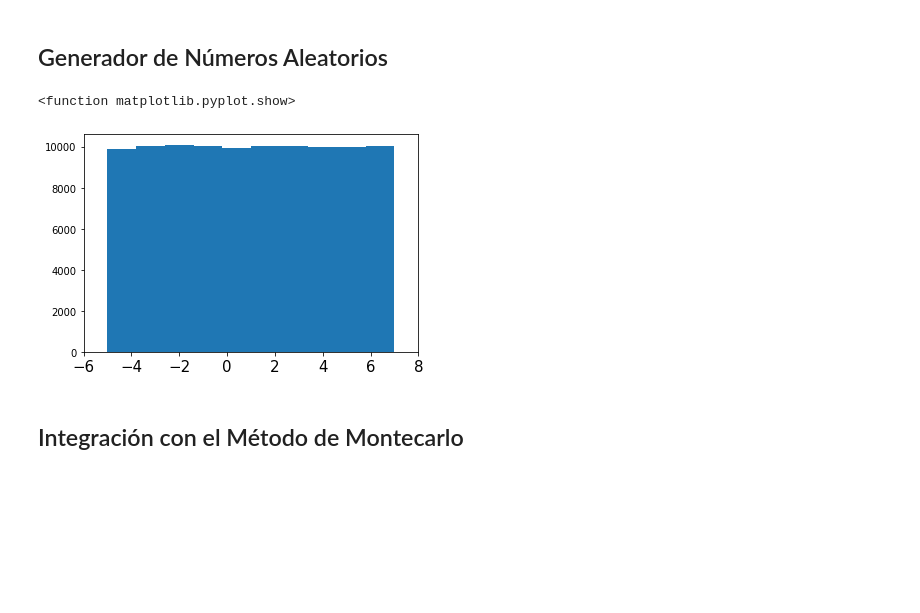
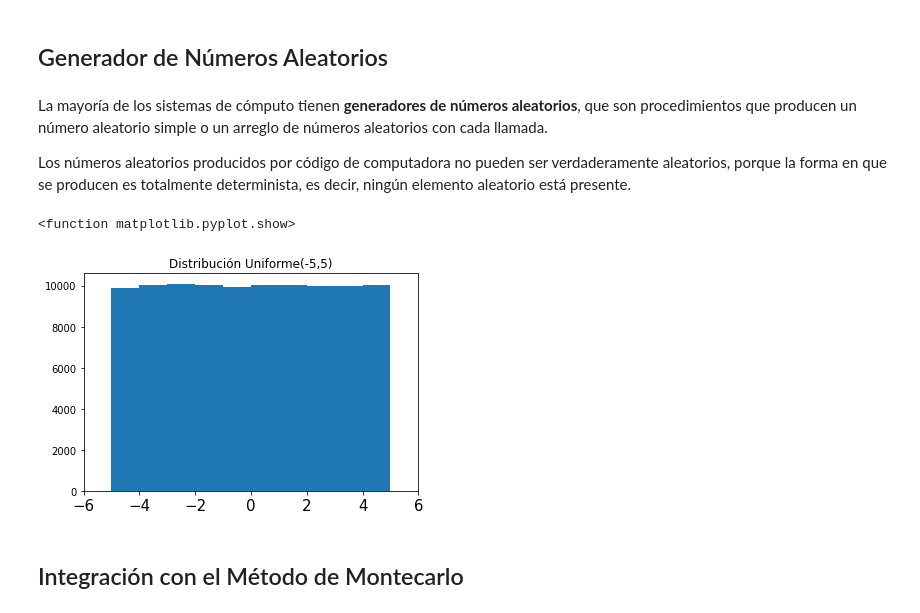
Before and after one commit to noeam/Simulacion_Montecarlo, a Jupyter notebook: Montecarlo_Numerico2021_1.ipynb, the cells around one changed output. Cells and saved outputs as stored; diff of their text form; code cells hidden in the pictures; blank space fills up the shorter version.

```diff
--- a/Montecarlo_Numerico2021_1.ipynb
+++ b/Montecarlo_Numerico2021_1.ipynb
@@ -31,31 +31,45 @@ El método de Montecarlo es una herramienta muy utilizada en la prática para ca
 # Desarrollo
 # %% [markdown]
 ## Generador de Números Aleatorios
+# %% [markdown]
+La mayoría de los sistemas de cómputo tienen **generadores de números aleatorios**, que son procedimientos que producen un número aleatorio simple o un arreglo de números aleatorios con
+cada llamada.
+
+Los números aleatorios producidos por código de computadora no pueden ser verdaderamente aleatorios, porque la forma en que se producen es totalmente determinista, es decir, ningún
+elemento aleatorio está presente.
 # %%
 import numpy as np #solo para crear arreglos "vacios" porque no se puede de manera natural
 import matplotlib.pyplot as plt
 
-
-def pseudo_uniform_good(mult=16807, mod=(2**31)-1, seed = 123456789, size=1):
+'''
+Genera numeros pseudoaleatorios distribuidos de manera uniforme
+en el intervalo (0,1)
+'''
+def uniforme_estandar(mult=16807, mod=(2**31)-1, seed = 123456789, size=1):
     U = np.zeros(size)
     x = (seed*mult+1)%mod
     U[0] = x/mod
     for i in range(1, size):
         x = (x*mult+1)%mod
         U[i] = x/mod
     return U
 
-def pseudo_uniform(low=0, high=1, seed= 123456789, size=1):
-    return low+(high-low)*pseudo_uniform_good(seed=seed, size=size)
+'''
+Genera numeros pseudoaleatorios distribuidos de manera uniforme
+en el intervalo (a,b)
+'''
+def uniforme(a=0, b=1, seed= 123456789, size=1):
+    return a+(b-a)*uniforme_estandar(seed=seed, size=size)
 
-l = pseudo_uniform(low=-5, high=7, size=100000)
-plt.hist(l)
+valores = uniforme(a=-5, b=5, size=100000)
+plt.hist(valores)
+plt.title("Distribución Uniforme(-5,5)")
 plt.xticks(fontsize=15)
-plt.xlim(-6,8)
+plt.xlim(-6,6)
 plt.show
 # %% [output]
 <function matplotlib.pyplot.show>
-[figure, old version]
+[figure, new version]
 # %% [markdown]
 ## Integración con el Método de Montecarlo
 # %% [markdown]
```
Also changed, not shown: parts of 1 cell of this notebook.
